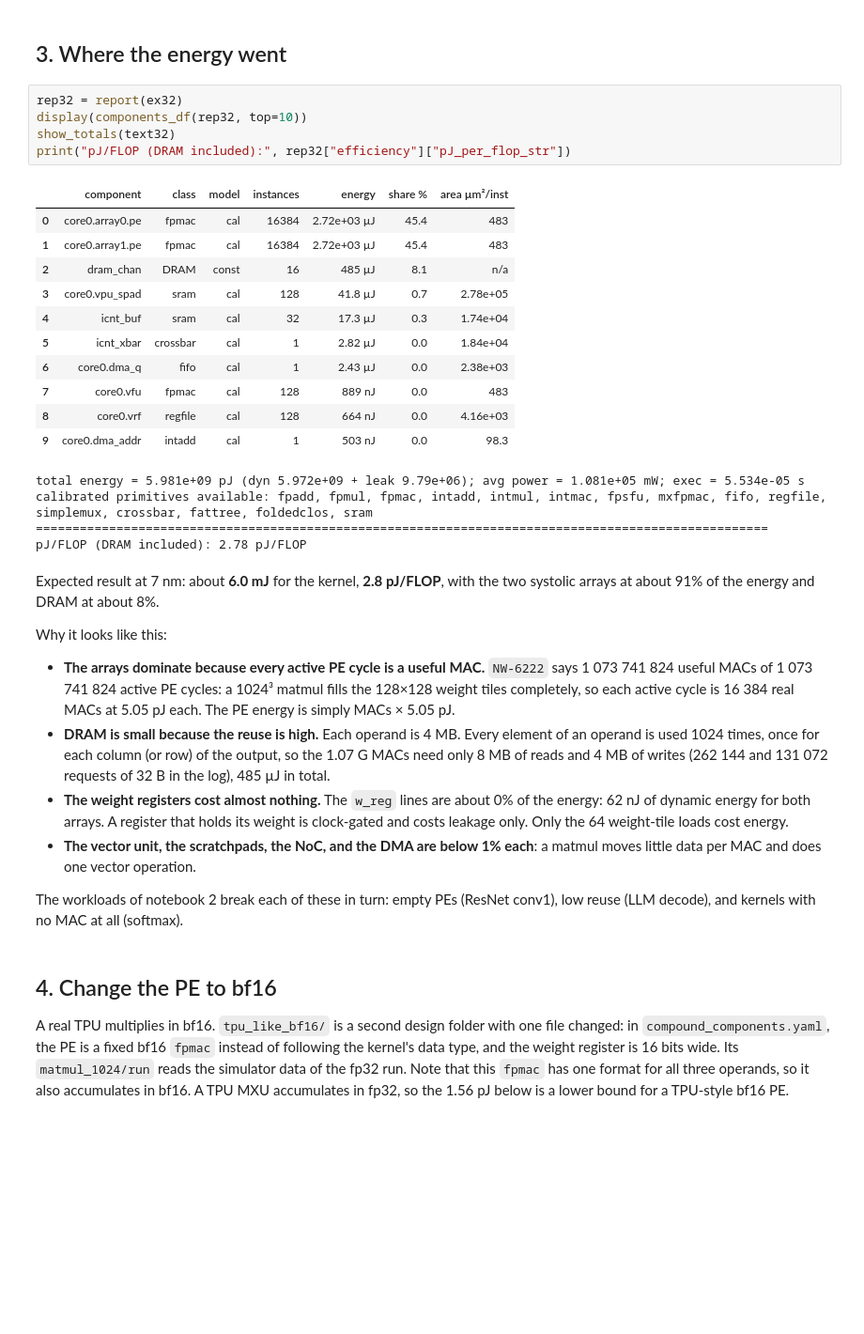
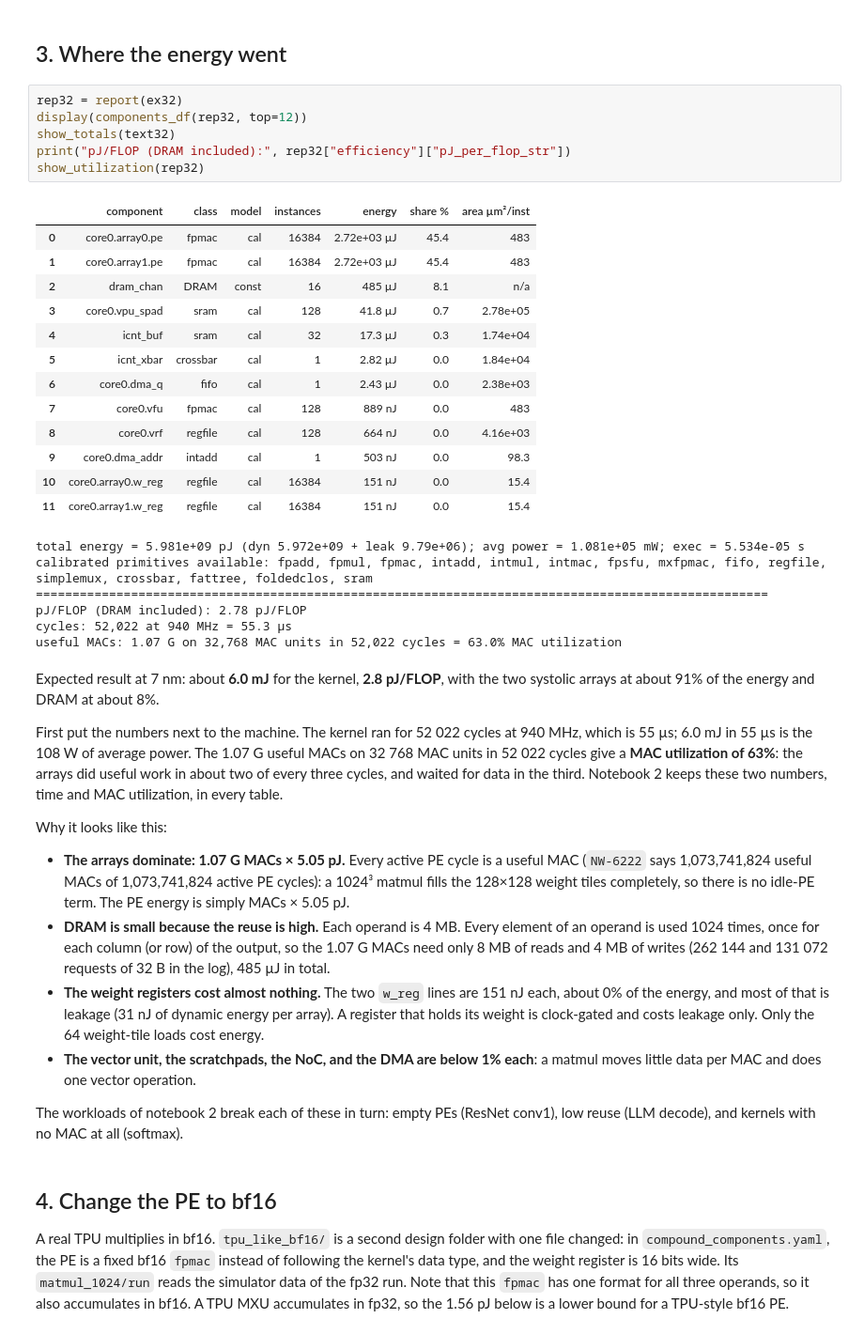
Before and after one commit to yonseicasl/NPUWattch, a Jupyter notebook: tutorial/hands_on/01_pytorchsim_tpu.ipynb, the cells around one changed output. Shown at 94% size. Cells and saved outputs as stored; diff of their text form; blank space fills up the shorter version.

Commit message:
update tutorial notebooks

```diff
--- a/tutorial/hands_on/01_pytorchsim_tpu.ipynb
+++ b/tutorial/hands_on/01_pytorchsim_tpu.ipynb
@@ -181,41 +185,55 @@ INFO (NW-1902): Message summary: 0 CRITICAL, 0 ERROR, 4 WARNING, 23 INFO.
 ## 3. Where the energy went
 # %%
 rep32 = report(ex32)
-display(components_df(rep32, top=10))
+display(components_df(rep32, top=12))
 show_totals(text32)
 print("pJ/FLOP (DRAM included):", rep32["efficiency"]["pJ_per_flop_str"])
+show_utilization(rep32)
 # %% [output]
 |  | component | class | model | instances | energy | share % | area µm²/inst |
 | 0 | core0.array0.pe | fpmac | cal | 16384 | 2.72e+03 µJ | 45.4 | 483 |
 | 1 | core0.array1.pe | fpmac | cal | 16384 | 2.72e+03 µJ | 45.4 | 483 |
 | 2 | dram_chan | DRAM | const | 16 | 485 µJ | 8.1 | n/a |
 | 3 | core0.vpu_spad | sram | cal | 128 | 41.8 µJ | 0.7 | 2.78e+05 |
 | 4 | icnt_buf | sram | cal | 32 | 17.3 µJ | 0.3 | 1.74e+04 |
 | 5 | icnt_xbar | crossbar | cal | 1 | 2.82 µJ | 0.0 | 1.84e+04 |
 | 6 | core0.dma_q | fifo | cal | 1 | 2.43 µJ | 0.0 | 2.38e+03 |
 | 7 | core0.vfu | fpmac | cal | 128 | 889 nJ | 0.0 | 483 |
 | 8 | core0.vrf | regfile | cal | 128 | 664 nJ | 0.0 | 4.16e+03 |
 | 9 | core0.dma_addr | intadd | cal | 1 | 503 nJ | 0.0 | 98.3 |
+| 10 | core0.array0.w_reg | regfile | cal | 16384 | 151 nJ | 0.0 | 15.4 |
+| 11 | core0.array1.w_reg | regfile | cal | 16384 | 151 nJ | 0.0 | 15.4 |
 total energy = 5.981e+09 pJ (dyn 5.972e+09 + leak 9.79e+06); avg power = 1.081e+05 mW; exec = 5.534e-05 s
 calibrated primitives available: fpadd, fpmul, fpmac, intadd, intmul, intmac, fpsfu, mxfpmac, fifo, regfile, simplemux, crossbar, fattree, foldedclos, sram
 ====================================================================================================
 pJ/FLOP (DRAM included): 2.78 pJ/FLOP
+cycles: 52,022 at 940 MHz = 55.3 µs
+useful MACs: 1.07 G on 32,768 MAC units in 52,022 cycles = 63.0% MAC utilization
 # %% [markdown]
 Expected result at 7 nm: about **6.0 mJ** for the kernel, **2.8 pJ/FLOP**,
 with the two systolic arrays at about 91% of the energy and DRAM at about 8%.
 
+First put the numbers next to the machine. The kernel ran for 52 022 cycles
+at 940 MHz, which is 55 µs; 6.0 mJ in 55 µs is the 108 W of average power.
+The 1.07 G useful MACs on 32 768 MAC units in 52 022 cycles give a **MAC
+utilization of 63%**: the arrays did useful work in about two of every three
+cycles, and waited for data in the third. Notebook 2 keeps these two numbers,
+time and MAC utilization, in every table.
+
 Why it looks like this:
 
-- **The arrays dominate because every active PE cycle is a useful MAC.** `NW-6222` says 1 073 741 824
-  useful MACs of 1 073 741 824 active PE cycles: a 1024³ matmul fills the
-  128×128 weight tiles completely, so each active cycle is 16 384 real MACs at
-  5.05 pJ each. The PE energy is simply MACs × 5.05 pJ.
+- **The arrays dominate: 1.07 G MACs × 5.05 pJ.** Every active PE cycle is
+  a useful MAC (`NW-6222` says 1,073,741,824 useful MACs of 1,073,741,824
+  active PE cycles): a 1024³ matmul fills the 128×128 weight tiles
+  completely, so there is no idle-PE term. The PE energy is simply
+  MACs × 5.05 pJ.
 - **DRAM is small because the reuse is high.** Each operand is 4 MB. Every
   element of an operand is used 1024 times, once for each column (or row) of
   the output, so the 1.07 G MACs need only 8 MB of reads and 4 MB of writes
   (262 144 and 131 072 requests of 32 B in the log), 485 µJ in total.
-- **The weight registers cost almost nothing.** The `w_reg` lines are about
-  0% of the energy: 62 nJ of dynamic energy for both arrays. A register that
+- **The weight registers cost almost nothing.** The two `w_reg` lines are 151 nJ
+  each, about 0% of the energy, and most of that is leakage (31 nJ of dynamic
+  energy per array). A register that
   holds its weight is clock-gated and costs leakage only. Only the 64
   weight-tile loads cost energy.
 - **The vector unit, the scratchpads, the NoC, and the DMA are below 1% each**: a matmul moves
```
Also changed, not shown: parts of 4 cells of this notebook, 43 other files.
